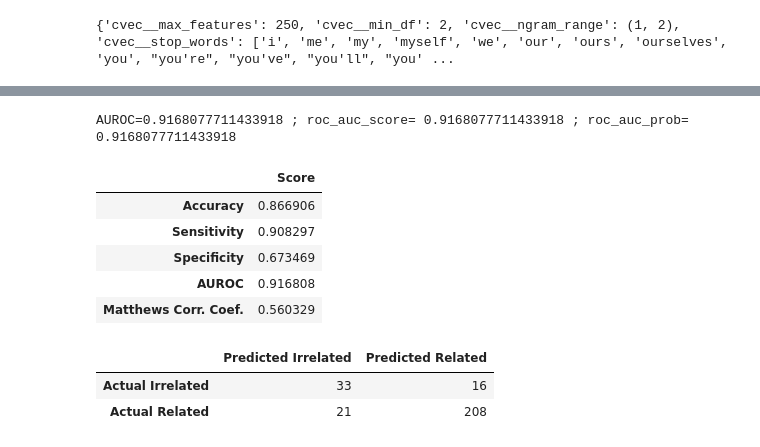
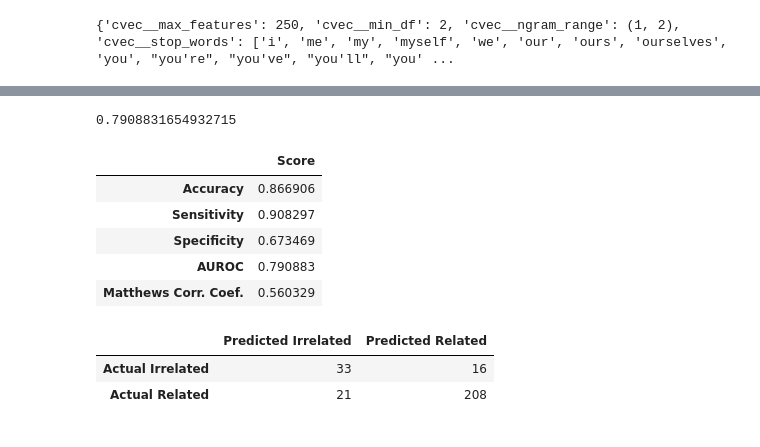
Before and after one commit to vivianyiny/eczema, a Jupyter notebook: Preprocessing & Modeling_tuning.ipynb, the cells around one changed output, grey strips where cells are left out. Cells and saved outputs as stored; diff of their text form; code cells hidden in the pictures.

```diff
--- a/Preprocessing & Modeling_tuning.ipynb
+++ b/Preprocessing & Modeling_tuning.ipynb
@@ -214,9 +213,9 @@ cvec_pipe_params = {"cvec__max_features": [250],
                     "cvec__ngram_range" : [(1,2)],
                     "cvec__stop_words"  : [stopwords],
                     "cvec__min_df"      : [2],
-                    "svc__C"            : [2.04,2.05,2.06],
+                    "svc__C"            : [1.8,2,2.2],
                     "svc__kernel"       : ["linear"],
-                    "svc__gamma"        : ['scale'],
+                    "svc__gamma"        : [0.0001,0.00025,0.005],
                     "svc__probability"  : [True]}
 
 # Instantiating the grid search
@@ -294,22 +266,15 @@ plt.plot([0,1],[0,1],color='darkblue')
 # %%
 # Test metrics
+print(roc_auc_score(y_test, cvec_svc_preds))
 
-AUROC = auc(csfprs,cstprs)
-
-roc_auc=roc_auc_score(y_test, cvec_svc_score)
-
-roc_auc_prob=roc_auc_score(y_test, cvec_svc_proba)
-
-print('AUROC={} ; roc_auc_score= {} ; roc_auc_prob= {} '.format(AUROC,roc_auc,roc_auc_prob))
-
-metrics.binary_classification_summary(y_test, cvec_svc_preds,cvec_svc_score)
+metrics.binary_classification_summary(y_test, cvec_svc_preds)
 # %% [output]
-AUROC=0.9168077711433918 ; roc_auc_score= 0.9168077711433918 ; roc_auc_prob= 0.9168077711433918
+0.7908831654932715
 |  | Score |
 | Accuracy | 0.866906 |
 | Sensitivity | 0.908297 |
 | Specificity | 0.673469 |
-| AUROC | 0.916808 |
+| AUROC | 0.790883 |
 | Matthews Corr. Coef. | 0.560329 |
 # %%
 # Generating a confusion matrix on the test results
```
Also changed, not shown: parts of 20 cells of this notebook.
